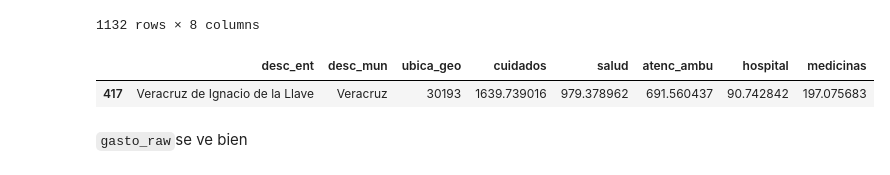
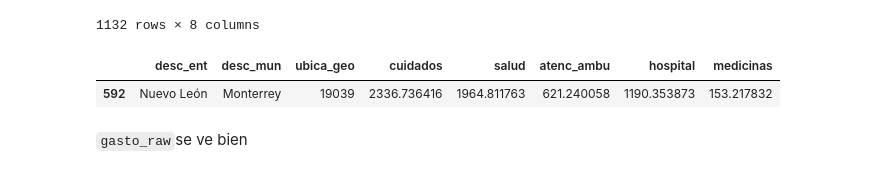
Before and after one commit to mellamanelpoeta/dataton, a Jupyter notebook: Python/01_tam_ETL.ipynb, the cells around one changed output. Saved outputs shown, nothing was run; the diff lists cells and outputs as text; code cells hidden in the pictures.

````diff
--- a/Python/01_tam_ETL.ipynb
+++ b/Python/01_tam_ETL.ipynb
@@ -90,10 +91,10 @@ gasto_raw
 | 1131 | Chihuahua | Manuel Benavides | 8042 | 797.160526 | 4121.048421 | 4121.048421 | 0.000000 | 0.000000 |
 1132 rows × 8 columns
 # %%
-gasto_raw[gasto_raw['ubica_geo'] == 30193]
+gasto_raw[gasto_raw['ubica_geo'] == 19039]
 # %% [output]
 |  | desc_ent | desc_mun | ubica_geo | cuidados | salud | atenc_ambu | hospital | medicinas |
-| 417 | Veracruz de Ignacio de la Llave | Veracruz | 30193 | 1639.739016 | 979.378962 | 691.560437 | 90.742842 | 197.075683 |
+| 592 | Nuevo León | Monterrey | 19039 | 2336.736416 | 1964.811763 | 621.240058 | 1190.353873 | 153.217832 |
 # %% [markdown]
 ```gasto_raw```se ve bien
 # %%
````
Also changed, not shown: parts of 18 cells of this notebook.
